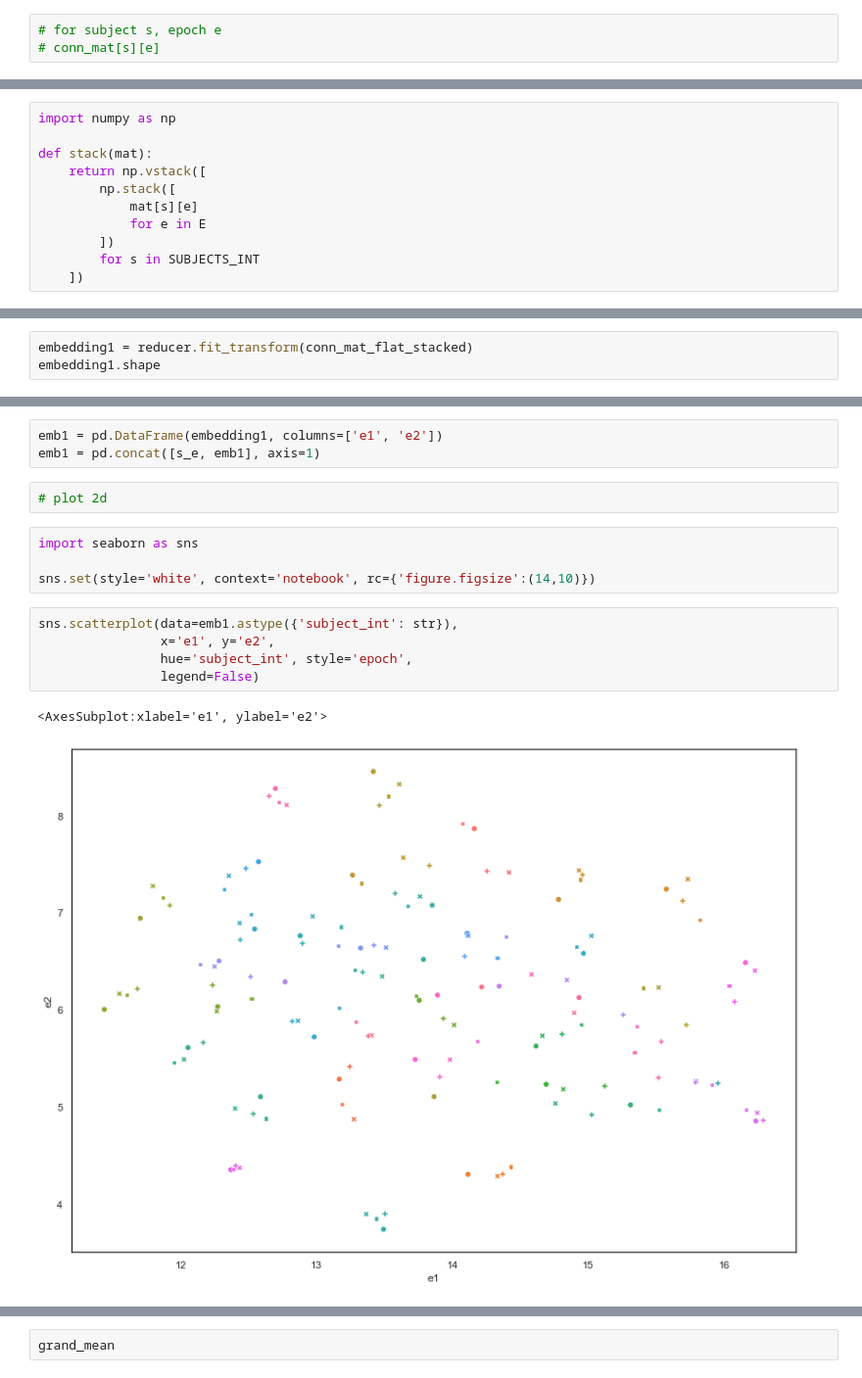
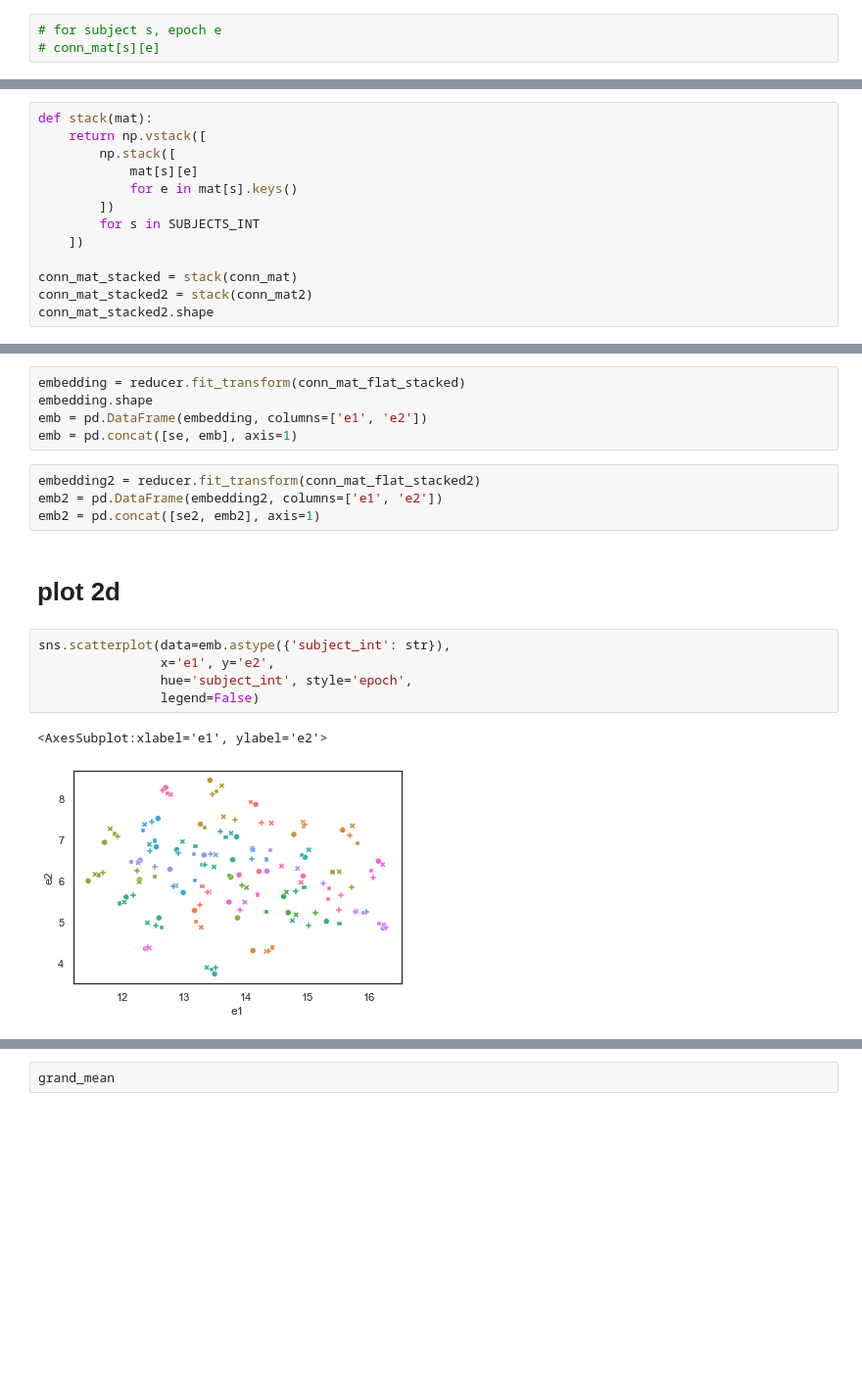
Before and after one commit to qniksefat/gradecc, a Jupyter notebook: notebooks/umap.ipynb, the cells around one changed output, grey strips where cells are left out. Shown: that part at 98% size. Drawn from its saved outputs; the diff is of its cells as text; blank space fills up the shorter version.

```diff
--- a/notebooks/umap.ipynb
+++ b/notebooks/umap.ipynb
@@ -27,11 +104,13 @@ for s in tqdm(SUBJECTS_INT):
 # %%
-import numpy as np
-
 def stack(mat):
     return np.vstack([
         np.stack([
             mat[s][e]
-            for e in E
+            for e in mat[s].keys()
         ])
         for s in SUBJECTS_INT
     ])
+
+conn_mat_stacked = stack(conn_mat)
+conn_mat_stacked2 = stack(conn_mat2)
+conn_mat_stacked2.shape
@@ -53,4 +128 @@ import umap
 reducer = umap.UMAP(random_state=42)
-# %%
-embedding1 = reducer.fit_transform(conn_mat_flat_stacked)
-embedding1.shape
@@ -77,17 +129,19 @@ s_e
+# %%
+embedding = reducer.fit_transform(conn_mat_flat_stacked)
+embedding.shape
+emb = pd.DataFrame(embedding, columns=['e1', 'e2'])
+emb = pd.concat([se, emb], axis=1)
 # %%
-emb1 = pd.DataFrame(embedding1, columns=['e1', 'e2'])
-emb1 = pd.concat([s_e, emb1], axis=1)
+embedding2 = reducer.fit_transform(conn_mat_flat_stacked2)
+emb2 = pd.DataFrame(embedding2, columns=['e1', 'e2'])
+emb2 = pd.concat([se2, emb2], axis=1)
-# %%
-# plot 2d
-# %%
-import seaborn as sns
-
-sns.set(style='white', context='notebook', rc={'figure.figsize':(14,10)})
+# %% [markdown]
+# plot 2d
 # %%
-sns.scatterplot(data=emb1.astype({'subject_int': str}),
+sns.scatterplot(data=emb.astype({'subject_int': str}),
                 x='e1', y='e2',
                 hue='subject_int', style='epoch',
                 legend=False)
 # %% [output]
 <AxesSubplot:xlabel='e1', ylabel='e2'>
-[figure, old version]
+[figure, new version]
```
Also changed, not shown: parts of 58 cells of this notebook.
